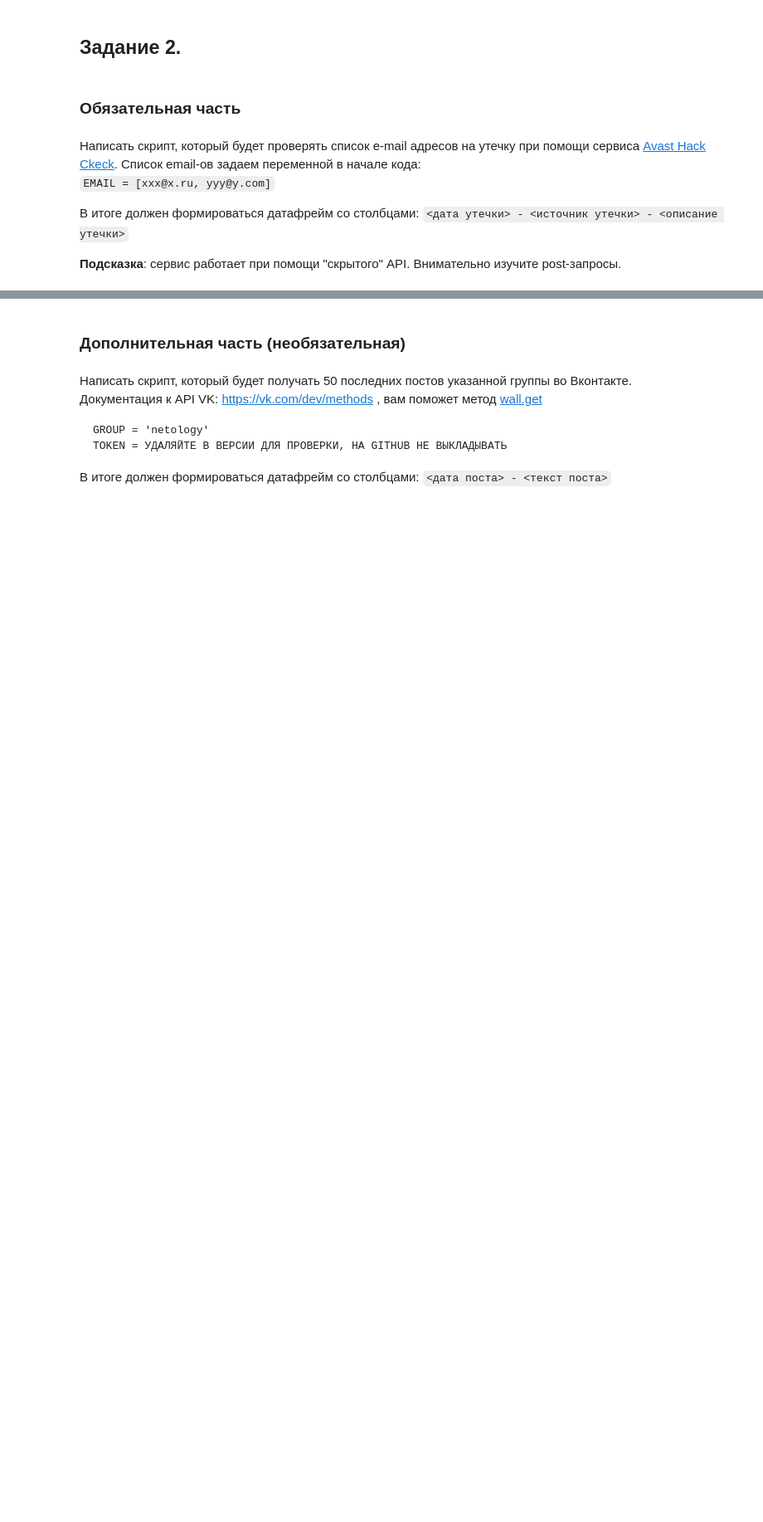
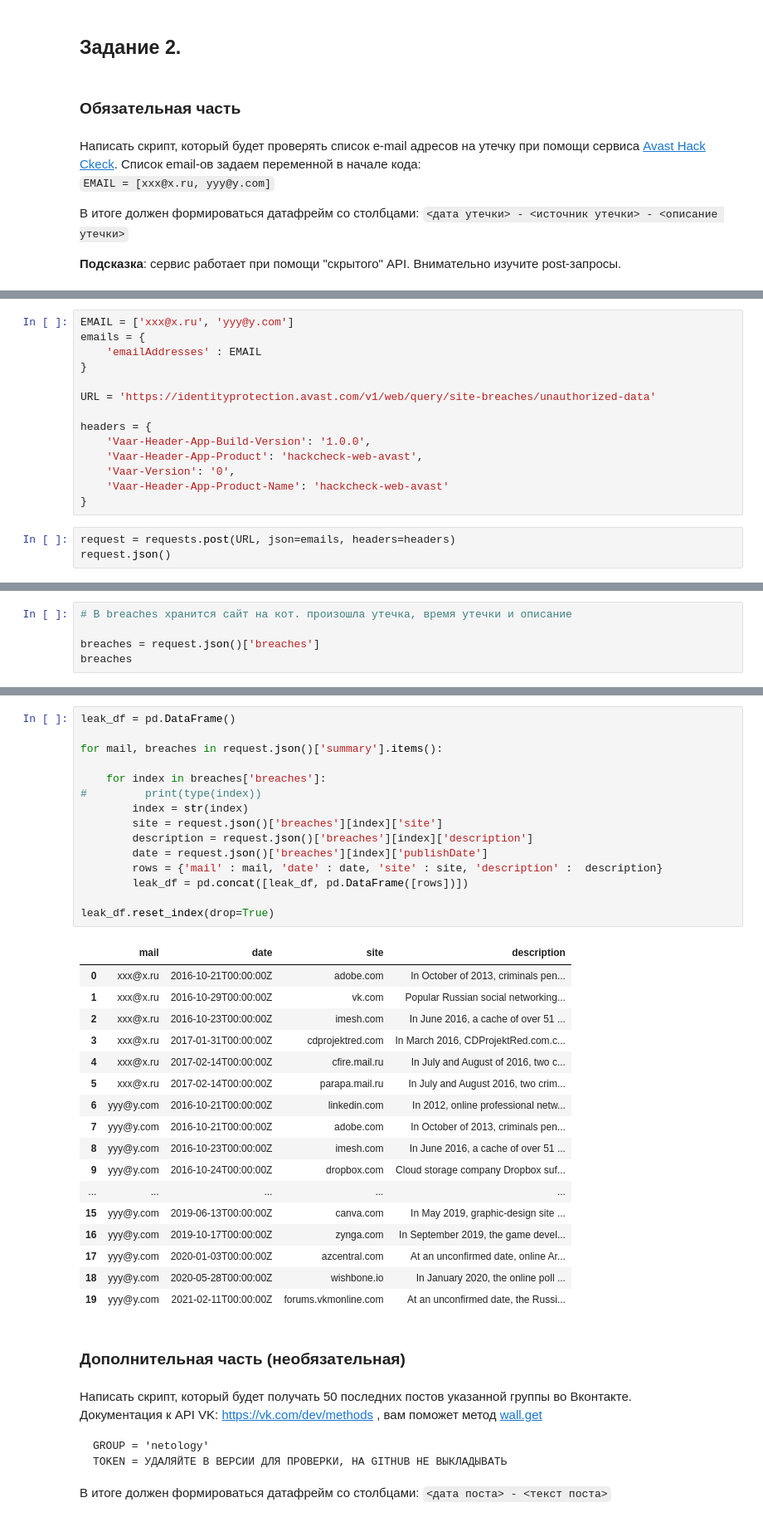
Before and after one commit to natkhosh/pyda_homeworks, a Jupyter notebook: web_scraping/web_scraping.ipynb, the cells around one changed output, grey strips where cells are left out. Shown at 83% size. Saved outputs shown, nothing was run; the diff lists cells and outputs as text; blank space fills up the shorter version.

```diff
--- a/web_scraping/web_scraping.ipynb
+++ b/web_scraping/web_scraping.ipynb
@@ -36,0 +307,17 @@
+# %%
+EMAIL = ['xxx@x.ru', 'yyy@y.com']
+emails = {
+    'emailAddresses' : EMAIL
+}
+
+URL = 'https://identityprotection.avast.com/v1/web/query/site-breaches/unauthorized-data'
+
+headers = {
+    'Vaar-Header-App-Build-Version': '1.0.0',
+    'Vaar-Header-App-Product': 'hackcheck-web-avast',
+    'Vaar-Version': '0',
+    'Vaar-Header-App-Product-Name': 'hackcheck-web-avast'
+}
+# %%
+request = requests.post(URL, json=emails, headers=headers)
+request.json()
@@ -36,0 +366,5 @@
+# %%
+# В breaches хранится сайт на кот. произошла утечка, время утечки и описание
+
+breaches = request.json()['breaches']
+breaches
@@ -37,3 +414,36 @@
+# %%
+leak_df = pd.DataFrame()
+
+for mail, breaches in request.json()['summary'].items():
+
+    for index in breaches['breaches']:
+#         print(type(index))
+        index = str(index)
+        site = request.json()['breaches'][index]['site']
+        description = request.json()['breaches'][index]['description']
+        date = request.json()['breaches'][index]['publishDate']
+        rows = {'mail' : mail, 'date' : date, 'site' : site, 'description' :  description}
+        leak_df = pd.concat([leak_df, pd.DataFrame([rows])])
+
+leak_df.reset_index(drop=True)
+# %% [output]
+|  | mail | date | site | description |
+| 0 | xxx@x.ru | 2016-10-21T00:00:00Z | adobe.com | In October of 2013, criminals pen... |
+| 1 | xxx@x.ru | 2016-10-29T00:00:00Z | vk.com | Popular Russian social networking... |
+| 2 | xxx@x.ru | 2016-10-23T00:00:00Z | imesh.com | In June 2016, a cache of over 51 ... |
+| 3 | xxx@x.ru | 2017-01-31T00:00:00Z | cdprojektred.com | In March 2016, CDProjektRed.com.c... |
+| 4 | xxx@x.ru | 2017-02-14T00:00:00Z | cfire.mail.ru | In July and August of 2016, two c... |
+| 5 | xxx@x.ru | 2017-02-14T00:00:00Z | parapa.mail.ru | In July and August 2016, two crim... |
+| 6 | yyy@y.com | 2016-10-21T00:00:00Z | linkedin.com | In 2012, online professional netw... |
+| 7 | yyy@y.com | 2016-10-21T00:00:00Z | adobe.com | In October of 2013, criminals pen... |
+| 8 | yyy@y.com | 2016-10-23T00:00:00Z | imesh.com | In June 2016, a cache of over 51 ... |
+| 9 | yyy@y.com | 2016-10-24T00:00:00Z | dropbox.com | Cloud storage company Dropbox suf... |
+| ... | ... | ... | ... | ... |
+| 15 | yyy@y.com | 2019-06-13T00:00:00Z | canva.com | In May 2019, graphic-design site ... |
+| 16 | yyy@y.com | 2019-10-17T00:00:00Z | zynga.com | In September 2019, the game devel... |
+| 17 | yyy@y.com | 2020-01-03T00:00:00Z | azcentral.com | At an unconfirmed date, online Ar... |
+| 18 | yyy@y.com | 2020-05-28T00:00:00Z | wishbone.io | In January 2020, the online poll ... |
+| 19 | yyy@y.com | 2021-02-11T00:00:00Z | forums.vkmonline.com | At an unconfirmed date, the Russi... |
 # %% [markdown]
 ### Дополнительная часть (необязательная)
 # %% [markdown]
```
Also changed, not shown: parts of 27 cells of this notebook.
